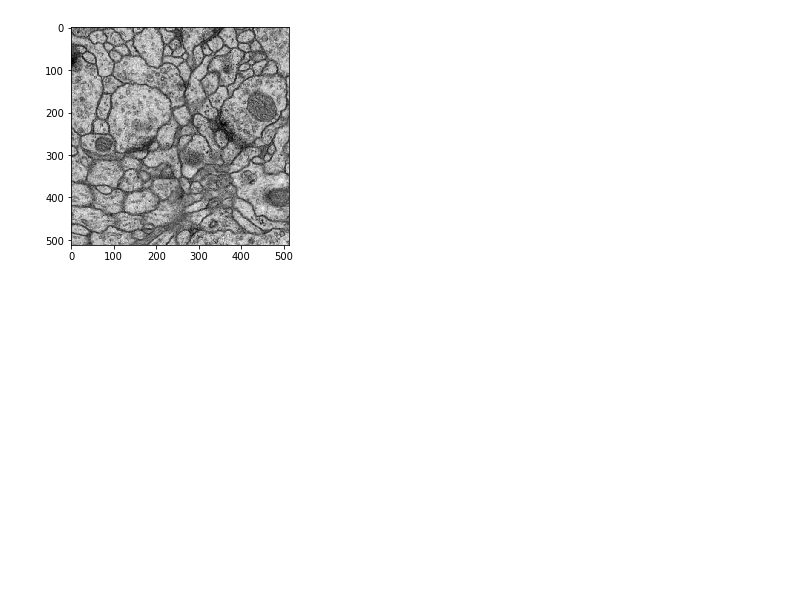
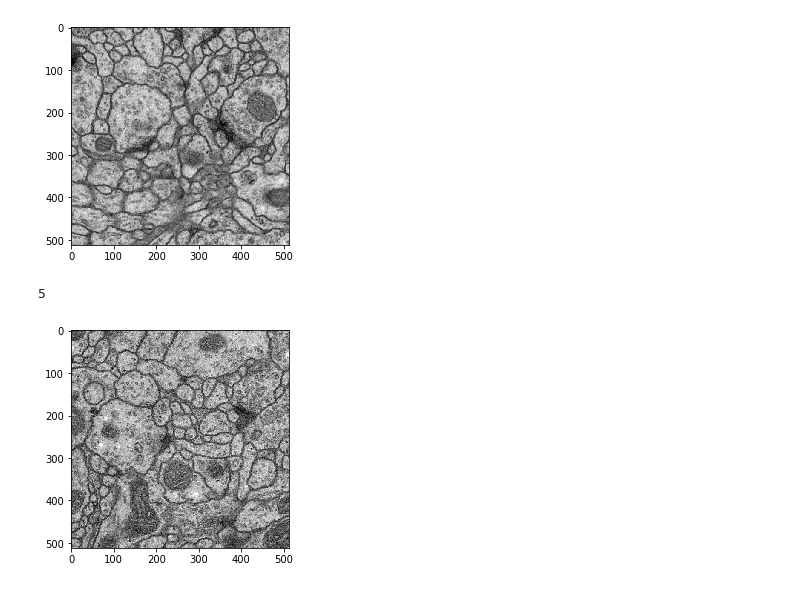
Before and after one commit to ilyarudyak/cs230_project, a Jupyter notebook: nuclear_segmentation/data_prep.ipynb, the cells around one changed output. Saved outputs shown, nothing was run; the diff lists cells and outputs as text; code cells hidden in the pictures; blank space fills up the shorter version.

```diff
--- a/nuclear_segmentation/data_prep.ipynb
+++ b/nuclear_segmentation/data_prep.ipynb
@@ -73,3 +59,17 @@ img.shape, target.shape
 plt.imshow(img.squeeze(), cmap='gray');
 # %% [output]
 [figure]
+# %%
+val_dataset = ISBI2012Dataset(path_img=data_dir / 'train-volume.tif',
+                              path_target=data_dir / 'train-labels.tif',
+                              split='val')
+# %%
+len(val_dataset)
+# %% [output]
+5
+# %%
+img, target = val_dataset[0]
+# %%
+plt.imshow(img.squeeze(), cmap='gray');
+# %% [output]
+[figure, added]
```
Also changed, not shown: parts of 9 cells of this notebook, 3 other files.
